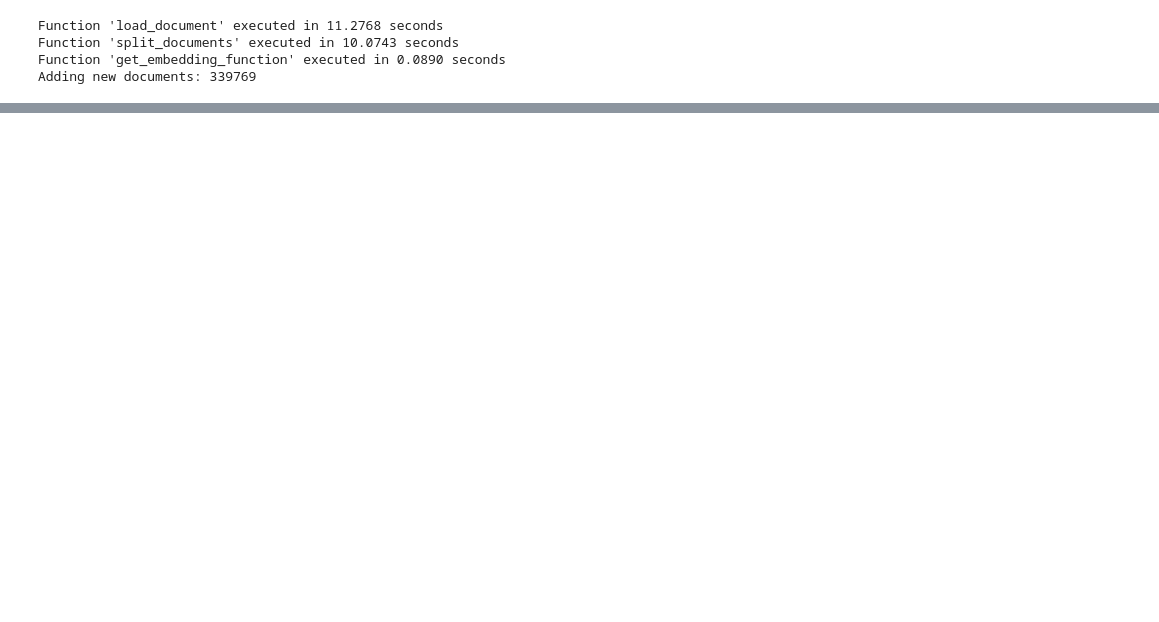
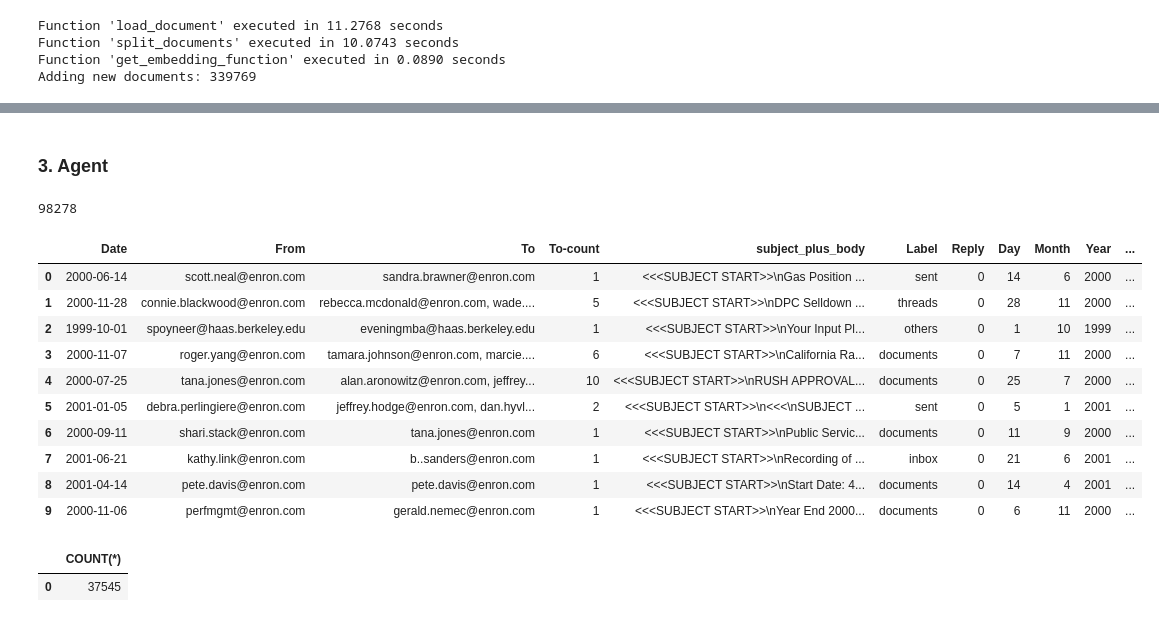
Before and after one commit to NikhilKrSharma/langchain, a Jupyter notebook: email/email-nikhil-sharma.ipynb, the cells around one changed output, grey strips where cells are left out. Saved outputs shown, nothing was run; the diff lists cells and outputs as text; code cells hidden in the pictures; blank space fills up the shorter version.

```diff
--- a/email/email.ipynb
+++ b/email/email-nikhil-sharma.ipynb
@@ -1052,0 +1039,32 @@ Response:
+# %% [markdown]
+### 3. Agent
+# %%
+# Load CSV data into a Pandas DataFrame
+csv_file = './email-rag-1L.csv'
+df = pd.read_csv(csv_file)
+
+# Create an in-memory SQLite database and load the DataFrame into a table named "emails"
+conn = sqlite3.connect(':memory:')
+df.to_sql('emails', conn, index=False, if_exists='replace')
+# %% [output]
+98278
+# %%
+pd.read_sql_query("SELECT * FROM emails LIMIT 10", conn)
+# %% [output]
+|  | Date | From | To | To-count | subject_plus_body | Label | Reply | Day | Month | Year | ... |
+| 0 | 2000-06-14 | scott.neal@enron.com | sandra.brawner@enron.com | 1 | <<<SUBJECT START>>\nGas Position ... | sent | 0 | 14 | 6 | 2000 | ... |
+| 1 | 2000-11-28 | connie.blackwood@enron.com | rebecca.mcdonald@enron.com, wade.... | 5 | <<<SUBJECT START>>\nDPC Selldown ... | threads | 0 | 28 | 11 | 2000 | ... |
+| 2 | 1999-10-01 | spoyneer@haas.berkeley.edu | eveningmba@haas.berkeley.edu | 1 | <<<SUBJECT START>>\nYour Input Pl... | others | 0 | 1 | 10 | 1999 | ... |
+| 3 | 2000-11-07 | roger.yang@enron.com | tamara.johnson@enron.com, marcie.... | 6 | <<<SUBJECT START>>\nCalifornia Ra... | documents | 0 | 7 | 11 | 2000 | ... |
+| 4 | 2000-07-25 | tana.jones@enron.com | alan.aronowitz@enron.com, jeffrey... | 10 | <<<SUBJECT START>>\nRUSH APPROVAL... | documents | 0 | 25 | 7 | 2000 | ... |
+| 5 | 2001-01-05 | debra.perlingiere@enron.com | jeffrey.hodge@enron.com, dan.hyvl... | 2 | <<<SUBJECT START>>\n<<<\nSUBJECT ... | sent | 0 | 5 | 1 | 2001 | ... |
+| 6 | 2000-09-11 | shari.stack@enron.com | tana.jones@enron.com | 1 | <<<SUBJECT START>>\nPublic Servic... | documents | 0 | 11 | 9 | 2000 | ... |
+| 7 | 2001-06-21 | kathy.link@enron.com | b..sanders@enron.com | 1 | <<<SUBJECT START>>\nRecording of ... | inbox | 0 | 21 | 6 | 2001 | ... |
+| 8 | 2001-04-14 | pete.davis@enron.com | pete.davis@enron.com | 1 | <<<SUBJECT START>>\nStart Date: 4... | documents | 0 | 14 | 4 | 2001 | ... |
+| 9 | 2000-11-06 | perfmgmt@enron.com | gerald.nemec@enron.com | 1 | <<<SUBJECT START>>\nYear End 2000... | documents | 0 | 6 | 11 | 2000 | ... |
+# %%
+
+pd.read_sql_query("SELECT COUNT(*) FROM emails WHERE Year = 2000", conn)
+# %% [output]
+|  | COUNT(*) |
+| 0 | 37545 |
```
Also changed, not shown: parts of 60 cells of this notebook, 1 other file.
